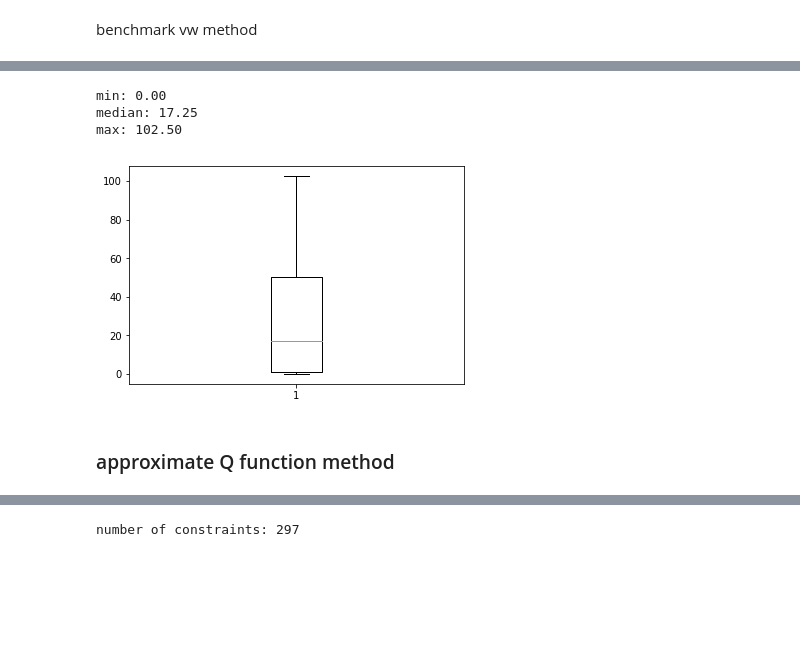
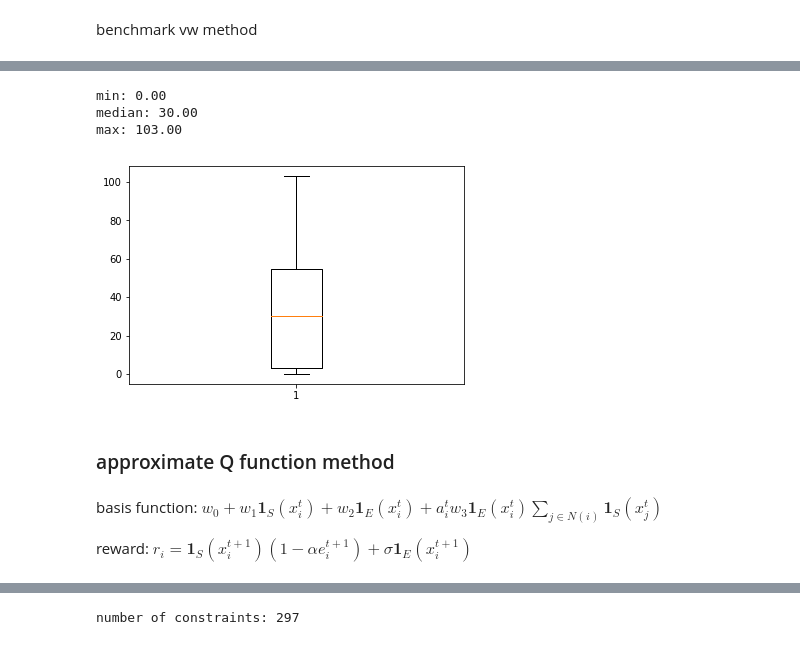
Before and after one commit to rhaksar/control-large-GMDPs, a Jupyter notebook: ebola outbreak/ebola simulations.ipynb, the cells around one changed output, grey strips where cells are left out. Saved outputs shown, nothing was run; the diff lists cells and outputs as text; code cells hidden in the pictures; blank space fills up the shorter version.

Commit message:
Added an approximate Q function ALP.

```diff
--- a/ebola outbreak/ebola simulations.ipynb
+++ b/ebola outbreak/ebola simulations.ipynb
@@ -46,9 +46,11 @@ for k in sim.states.keys():
     plot_data[k] = []
     plot_data[k].append(sim.states[k]['value'])
 
+trigger_data = 55
+
 while not sim.end:
     action = []
-    if sim.iter >= trigger:
+    if sim.iter > trigger_data:
         for k in graph.keys():
             action.append(k)
 
@@ -92,20 +79,20 @@ st = datetime.today().strftime('%Y-%m-%d %H:%M:%S')
 print('[%s] start' % st)
 
 tic = time.clock()
-dt_list = []
+dt_data = []
 for s in range(1000):
     sim = EbolaSimulator(graph, init, parameters, rng=s+1000)
 
     while not sim.end:
         action = []
-        if sim.iter >= trigger:
+        if sim.iter > trigger_data:
             for k in graph.keys():
                 action.append(k)
 
         sim.step(action)
 
     dt = [sim.states[k]['value'] for k in sim.states.keys()]
-    dt_list.append(np.mean(dt))
+    dt_data.append(np.mean(dt))
 
 
 st = datetime.today().strftime('%Y-%m-%d %H:%M:%S')
@@ -242,17 +209,8 @@ def vw(states, graph, capacity, weights, alpha, beta, gamma, sigma):
 
     return control
 # %%
-weights = [-4.91, 1.22, -0.28, -0.17]
-capacity = 3
-
-alpha = 0.14
-beta = (1/1.17)*0.15
-parameters = {}
-parameters['alpha'] = alpha
-parameters['beta'] = beta
-parameters['eta'] = eta
-
-trigger = 5
+# weights_vw = [-4.91, 1.22, -0.28, -0.17]
+weights_vw = [-3.43, 0.526, -0.83, -3.12]
 
 init = {}
 init[('guinea','gueckedou')] = 1
@@ -261,8 +219,8 @@ sim = EbolaSimulator(graph, init, parameters, rng=1)
 
 while not sim.end:
     action = []
-    if sim.iter > trigger:
-        action = vw(sim.states, graph, capacity, weights, alpha, beta, gamma, sigma)
+    if sim.iter > trigger_methods:
+        action = vw(sim.states, graph, capacity, weights_vw, alpha, beta, gamma, sigma)
 
     sim.step(action)
 
@@ -308,25 +246,23 @@ sim.states
 # %% [markdown]
 benchmark vw method
 # %%
-trigger = 5
-
 st = datetime.today().strftime('%Y-%m-%d %H:%M:%S')
 print('[%s] start' % st)
 
 tic = time.clock()
-dt_list = []
+dt_vw = []
 for s in range(1000):
     sim = EbolaSimulator(graph, init, parameters, rng=s+1000)
 
     while not sim.end:
         action = []
-        if sim.iter >= trigger:
-            action = vw(sim.states, graph, capacity, weights, alpha, beta, gamma, sigma)
+        if sim.iter > trigger_methods:
+            action = vw(sim.states, graph, capacity, weights_vw, alpha, beta, gamma, sigma)
 
         sim.step(action)
 
     dt = [sim.states[k]['value'] for k in sim.states.keys()]
-    dt_list.append(np.median(dt))
+    dt_vw.append(np.median(dt))
 
 st = datetime.today().strftime('%Y-%m-%d %H:%M:%S')
 print('[%s] finish' % st)
@@ -340,13 +276,17 @@ print("%0.2fs = %0.2fm elapsed" % (toc-tic,(toc-tic)/60))
 # %%
-plt.boxplot(dt_list)
+plt.boxplot(dt_vw)
 
-print('min: %0.2f' %np.amin(dt_list))
-print('median: %0.2f' %np.median(dt_list))
-print('max: %0.2f' %np.amax(dt_list))
+print('min: %0.2f' %np.amin(dt_vw))
+print('median: %0.2f' %np.median(dt_vw))
+print('max: %0.2f' %np.amax(dt_vw))
 # %% [output]
 min: 0.00
-median: 17.25
-max: 102.50
+median: 30.00
+max: 103.00
-[figure, old version]
+[figure, new version]
 # %% [markdown]
 ### approximate Q function method
+# %% [markdown]
+basis function: $w_{0} + w_{1}\textbf{1}_{S}(x_{i}^{t}) + w_{2}\textbf{1}_{E}(x_{i}^{t}) + a_{i}^{t}w_{3}\textbf{1}_{E}(x_{i}^{t})\sum_{j\in N(i)} \textbf{1}_{S}(x_{j}^{t})$
+
+reward: $r_{i} = \textbf{1}_{S}(x_{i}^{t+1})(1-\alpha e_{i}^{t+1}) + \sigma\textbf{1}_{E}(x_{i}^{t+1})$
```
Also changed, not shown: parts of 26 cells of this notebook, 1 other file.
